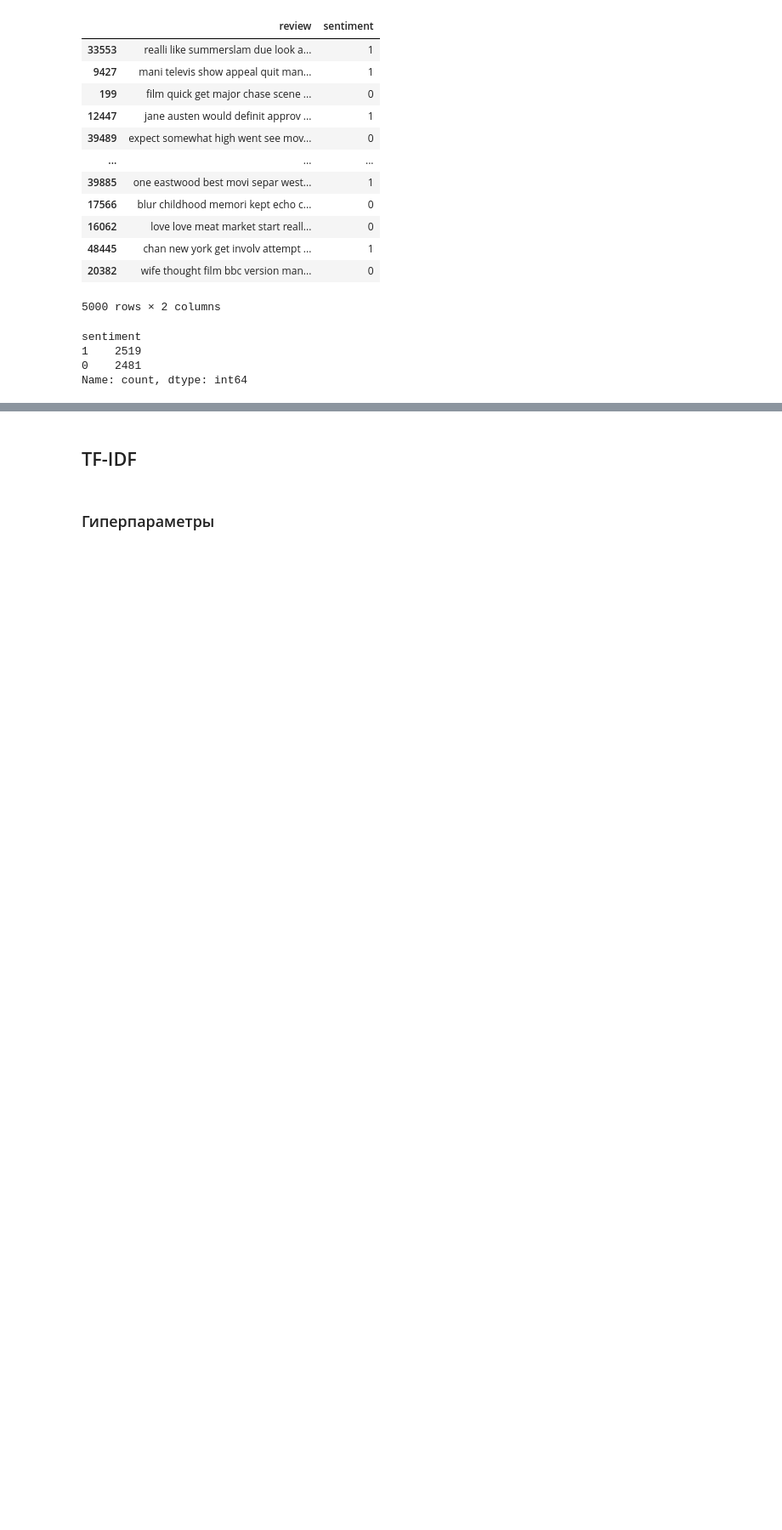
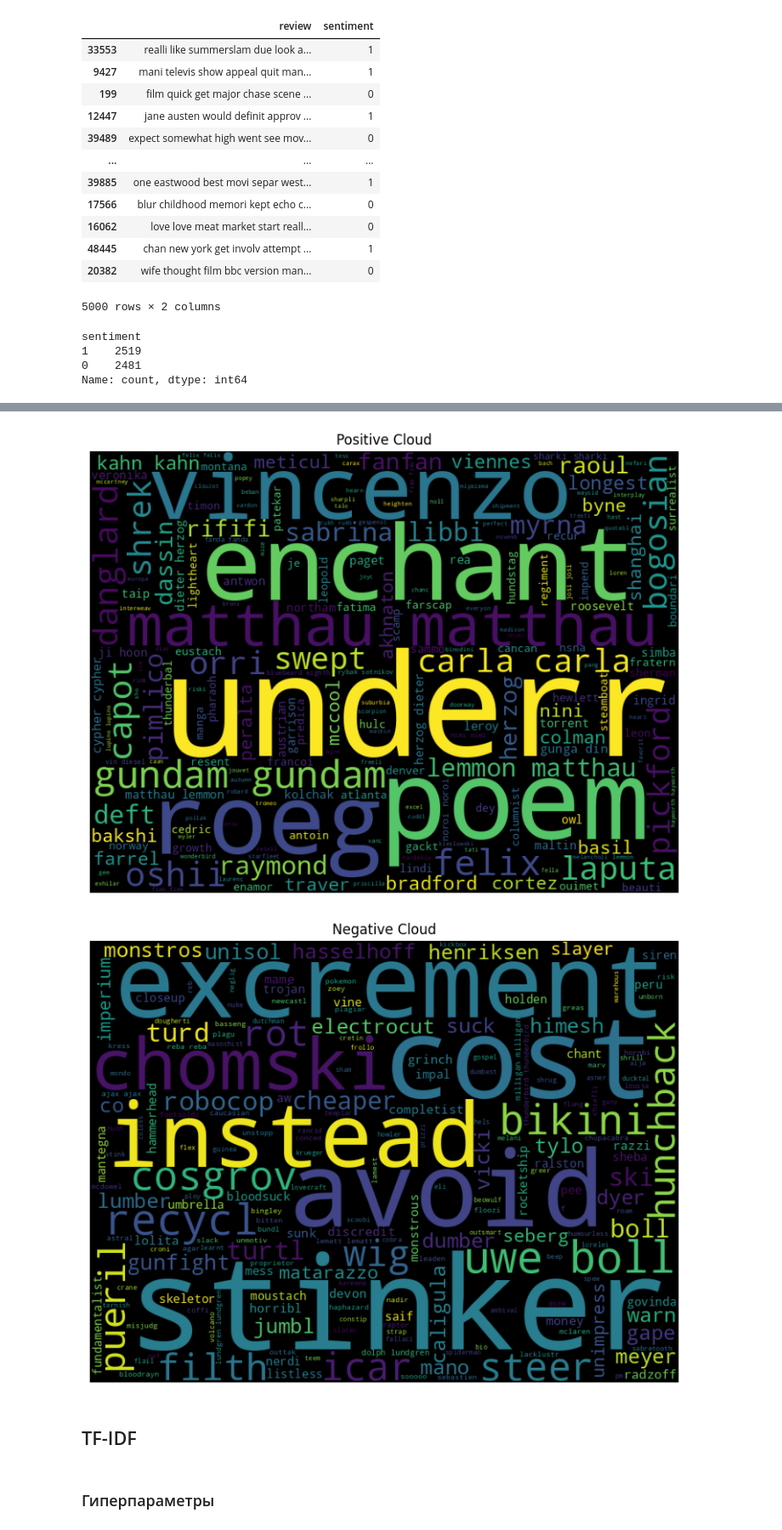
Before and after one commit to Cvtq/ml, a Jupyter notebook: text/text.ipynb, the cells around one changed output, grey strips where cells are left out. Shown at 85% size. Cells and saved outputs as stored; diff of their text form; code cells hidden in the pictures; blank space fills up the shorter version.

```diff
--- a/text/text.ipynb
+++ b/text/text.ipynb
@@ -130,9 +143,25 @@ Name: count, dtype: int64
+# %%
+def delete_common_words(string1, string2):
+    # Split the strings into words
+    words1 = string1.split()
+    words2 = string2.split()
+
+    # Find the common words
+    common_words = set(words1).intersection(words2)
+
+    # Create new strings without the common words
+    new_string1 = ' '.join(word for word in words1 if word not in common_words)
+    new_string2 = ' '.join(word for word in words2 if word not in common_words)
+
+    return new_string1, new_string2
 # %%
 X_positive = data[data[s]==1][r].values
 X_negative = data[data[s]==0][r].values
 
 text_positive =  ". ".join(X_positive)
 text_negative =  ". ".join(X_negative)
+# %%
+text_positive_no_intersection, text_negative_no_intersection = delete_common_words(text_positive, text_negative)
 # %%
 def get_top_words(texts, N, min_df = 10):
     """
@@ -181,3 +210,9 @@ plot_word_cloud(text_negative, 'Negative Cloud')
+# %%
+plot_word_cloud(text_positive_no_intersection, 'Positive Cloud')
+plot_word_cloud(text_negative_no_intersection, 'Negative Cloud')
+# %% [output]
+[figure, added]
+[figure, added]
 # %% [markdown]
 ## TF-IDF
 # %%
```
Also changed, not shown: parts of 19 cells of this notebook, 1 other file.
